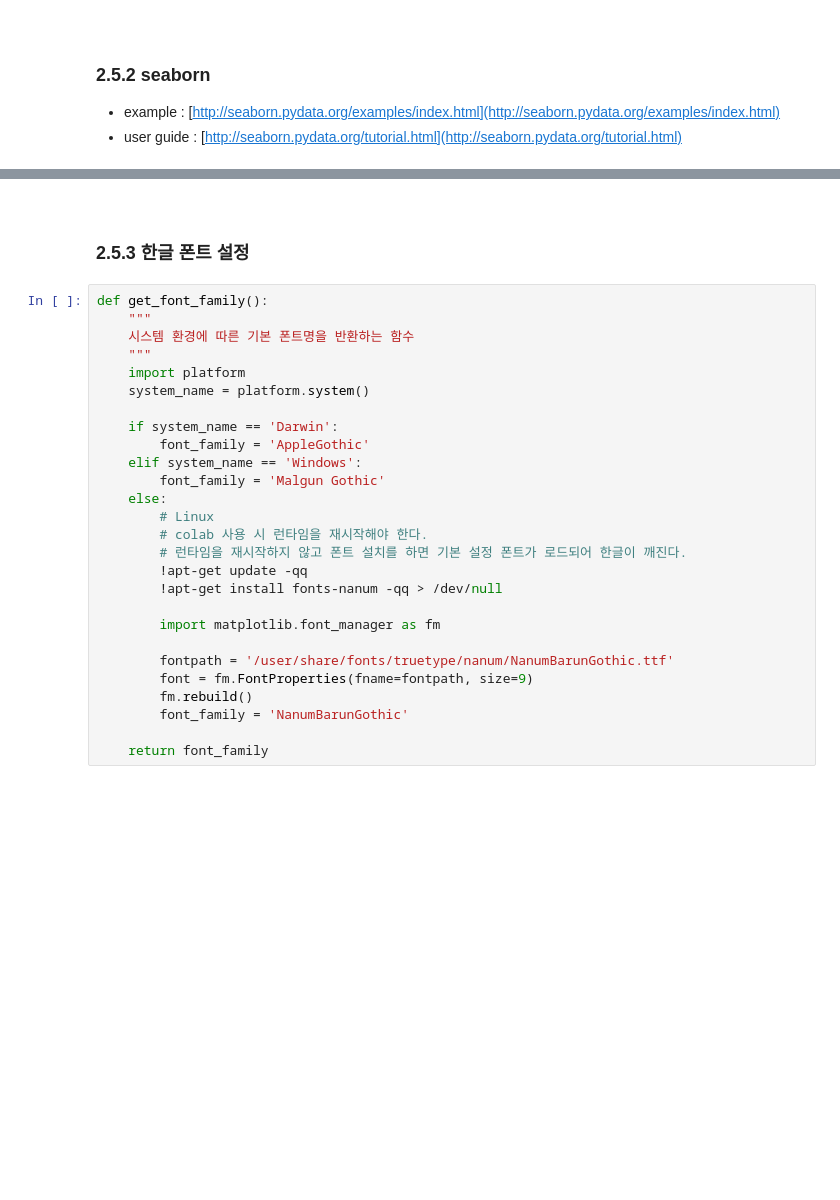
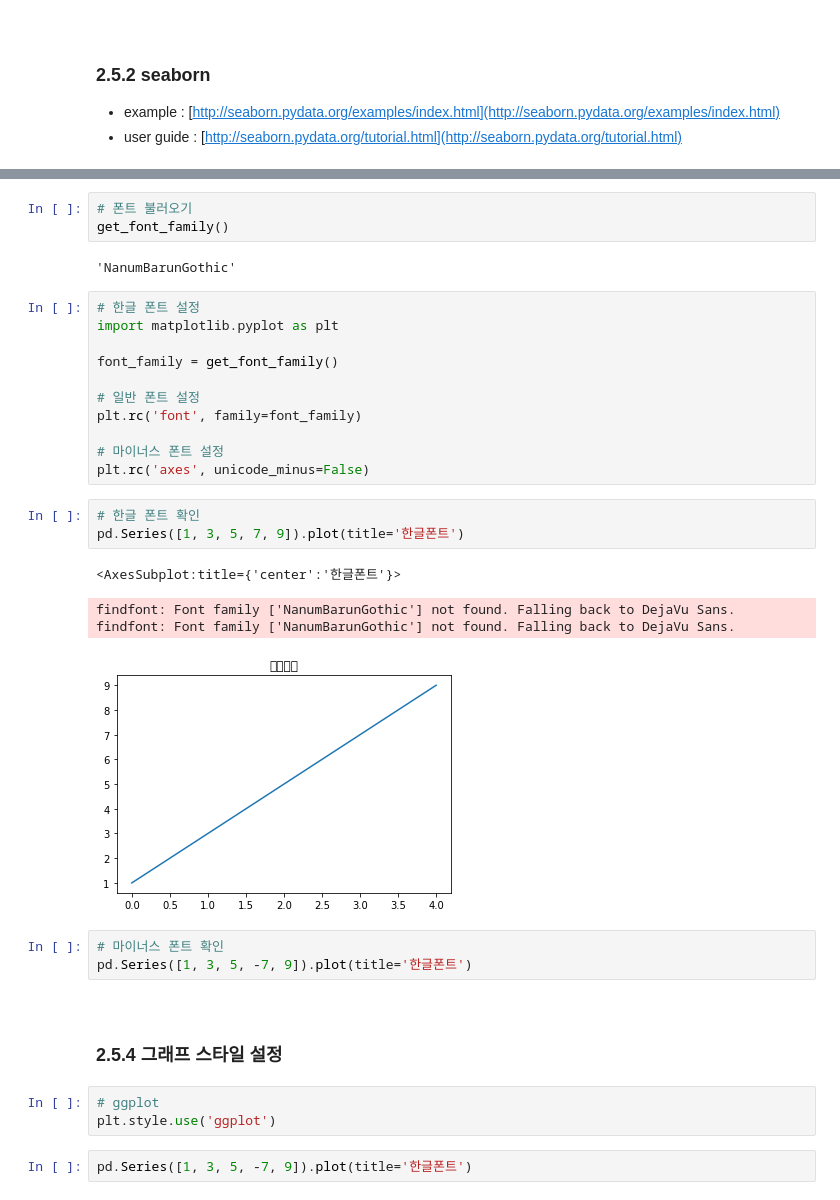
Before and after one commit to zgotter/financial-data-analysis-with-python, a Jupyter notebook: 02_Issue-Analysis.ipynb, the cells around one changed output, grey strips where cells are left out. Saved outputs shown, nothing was run; the diff lists cells and outputs as text; blank space fills up the shorter version.

```diff
--- a/02_Issue-Analysis.ipynb
+++ b/02_Issue-Analysis.ipynb
@@ -695,31 +736,36 @@ plt.show()
+# %%
+# 폰트 불러오기
+get_font_family()
+# %% [output]
+'NanumBarunGothic'
+# %%
+# 한글 폰트 설정
+import matplotlib.pyplot as plt
+
+font_family = get_font_family()
+
+# 일반 폰트 설정
+plt.rc('font', family=font_family)
+
+# 마이너스 폰트 설정
+plt.rc('axes', unicode_minus=False)
+# %%
+# 한글 폰트 확인
+pd.Series([1, 3, 5, 7, 9]).plot(title='한글폰트')
+# %% [output]
+<AxesSubplot:title={'center':'한글폰트'}>
+findfont: Font family ['NanumBarunGothic'] not found. Falling back to DejaVu Sans.
+findfont: Font family ['NanumBarunGothic'] not found. Falling back to DejaVu Sans.
+[figure, added]
+# %%
+# 마이너스 폰트 확인
+pd.Series([1, 3, 5, -7, 9]).plot(title='한글폰트')
 # %% [markdown]
 <br>
 
-### 2.5.3 한글 폰트 설정
+### 2.5.4 그래프 스타일 설정
-# %%
-def get_font_family():
-    """
-    시스템 환경에 따른 기본 폰트명을 반환하는 함수
-    """
-    import platform
-    system_name = platform.system()
-
-    if system_name == 'Darwin':
-        font_family = 'AppleGothic'
-    elif system_name == 'Windows':
-        font_family = 'Malgun Gothic'
-    else:
-        # Linux
-        # colab 사용 시 런타임을 재시작해야 한다.
-        # 런타임을 재시작하지 않고 폰트 설치를 하면 기본 설정 폰트가 로드되어 한글이 깨진다.
-        !apt-get update -qq
-        !apt-get install fonts-nanum -qq > /dev/null
-
-        import matplotlib.font_manager as fm
-
-        fontpath = '/user/share/fonts/truetype/nanum/NanumBarunGothic.ttf'
-        font = fm.FontProperties(fname=fontpath, size=9)
-        fm.rebuild()
-        font_family = 'NanumBarunGothic'
-
-    return font_family
+# %%
+# ggplot
+plt.style.use('ggplot')
+# %%
+pd.Series([1, 3, 5, -7, 9]).plot(title='한글폰트')
```
Also changed, not shown: parts of 6 cells of this notebook.
